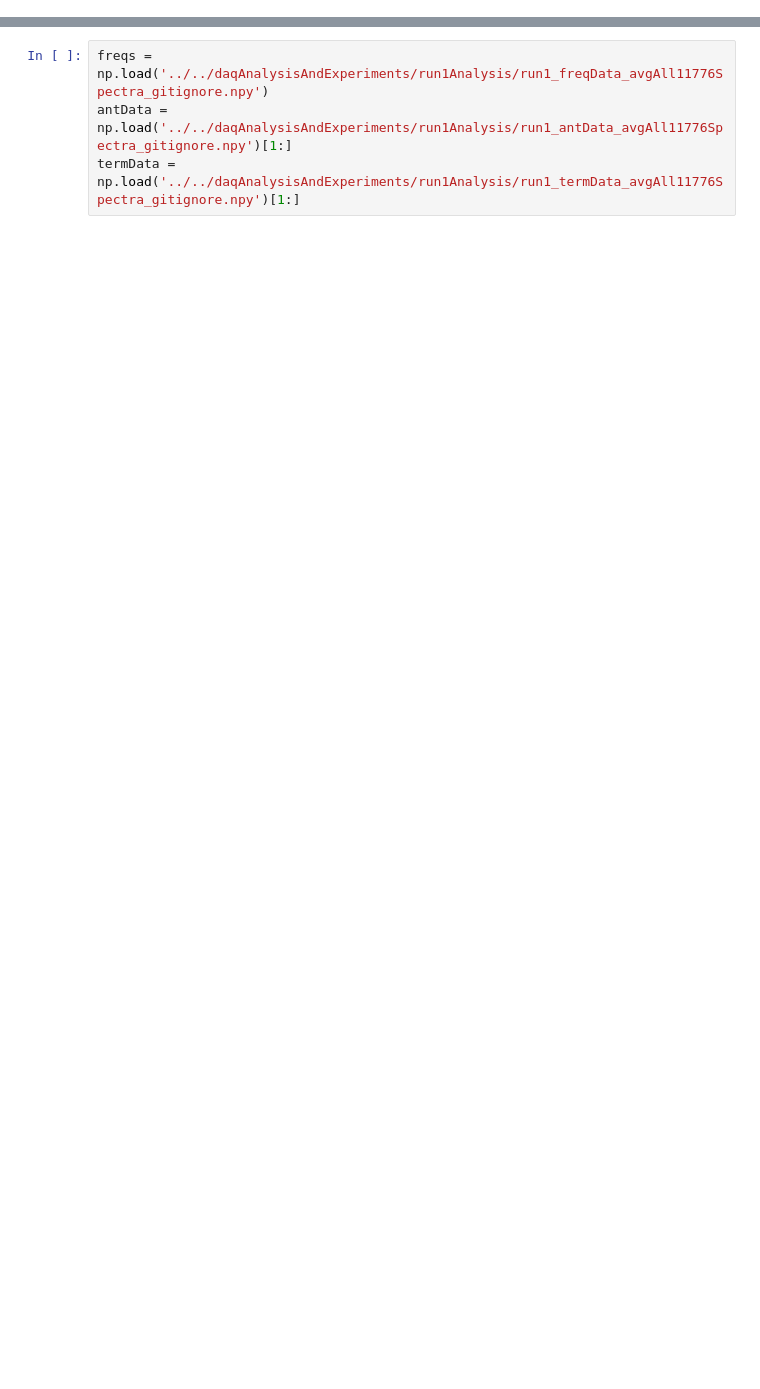
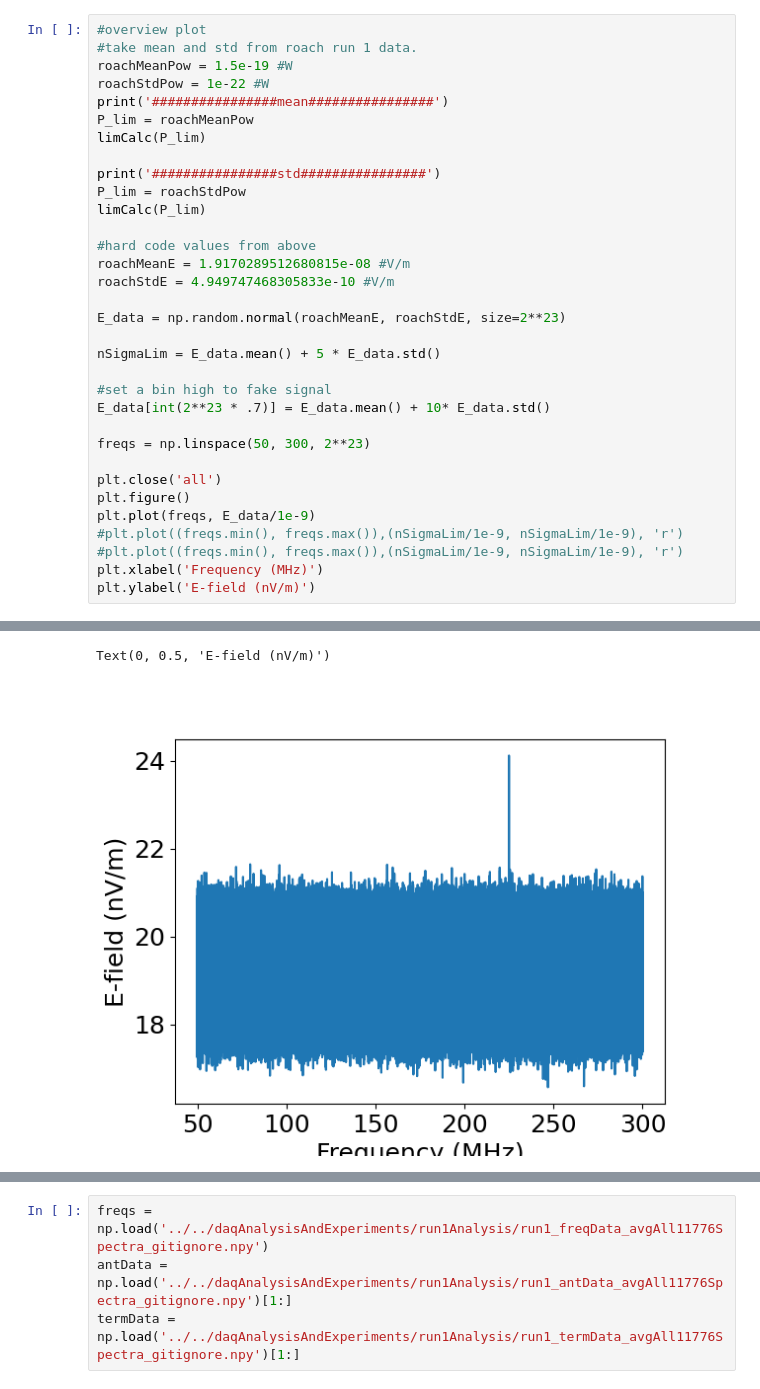
Before and after one commit to josephmlev/darkRadio, a Jupyter notebook: qual/rigolData/toyAnalysisNotebook.ipynb, the cells around one changed output, grey strips where cells are left out. Cells and saved outputs as stored; diff of their text form; blank space fills up the shorter version.

```diff
--- a/qual/rigolData/toyAnalysisNotebook.ipynb
+++ b/qual/rigolData/toyAnalysisNotebook.ipynb
@@ -7,0 +154,34 @@ import drlib as dr
+# %%
+#overview plot
+#take mean and std from roach run 1 data.
+roachMeanPow = 1.5e-19 #W
+roachStdPow = 1e-22 #W
+print('################mean################')
+P_lim = roachMeanPow
+limCalc(P_lim)
+
+print('################std################')
+P_lim = roachStdPow
+limCalc(P_lim)
+
+#hard code values from above
+roachMeanE = 1.9170289512680815e-08 #V/m
+roachStdE = 4.949747468305833e-10 #V/m
+
+E_data = np.random.normal(roachMeanE, roachStdE, size=2**23)
+
+nSigmaLim = E_data.mean() + 5 * E_data.std()
+
+#set a bin high to fake signal
+E_data[int(2**23 * .7)] = E_data.mean() + 10* E_data.std()
+
+freqs = np.linspace(50, 300, 2**23)
+
+plt.close('all')
+plt.figure()
+plt.plot(freqs, E_data/1e-9)
+#plt.plot((freqs.min(), freqs.max()),(nSigmaLim/1e-9, nSigmaLim/1e-9), 'r')
+#plt.plot((freqs.min(), freqs.max()),(nSigmaLim/1e-9, nSigmaLim/1e-9), 'r')
+plt.xlabel('Frequency (MHz)')
+plt.ylabel('E-field (nV/m)')
+# %% [output]
@@ -7,0 +198,2 @@ import drlib as dr
+Text(0, 0.5, 'E-field (nV/m)')
+[figure, added]
```
Also changed, not shown: parts of 17 cells of this notebook, 28 other files.
